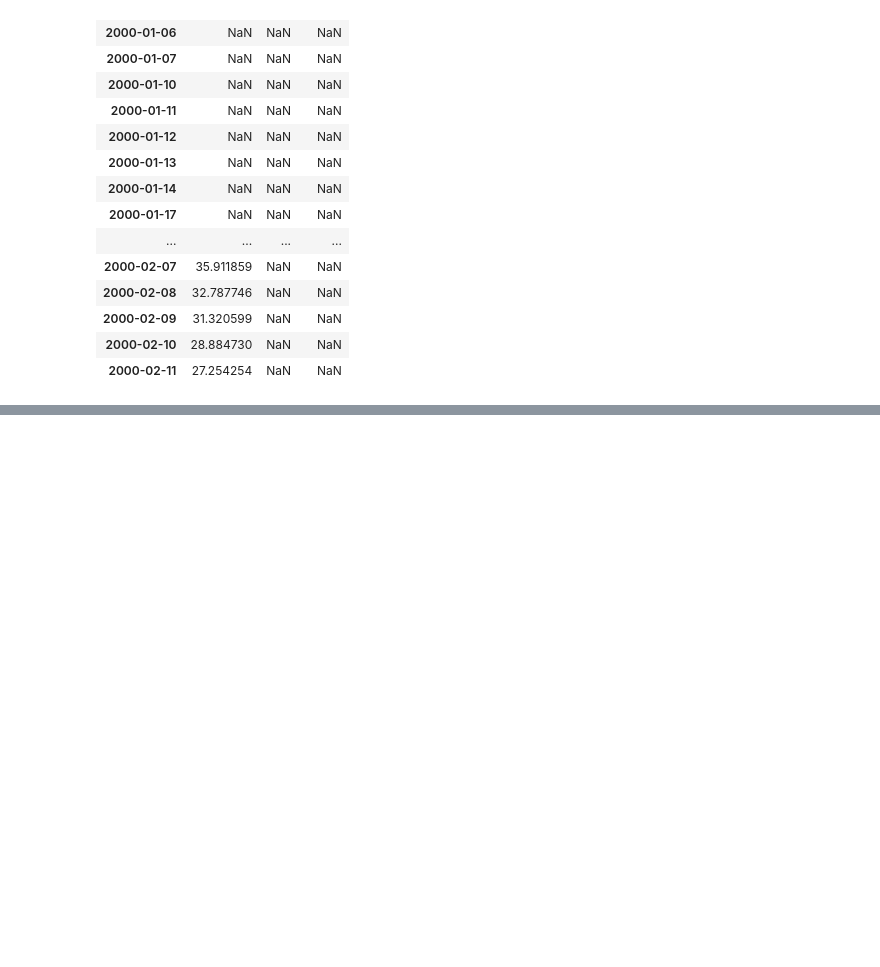
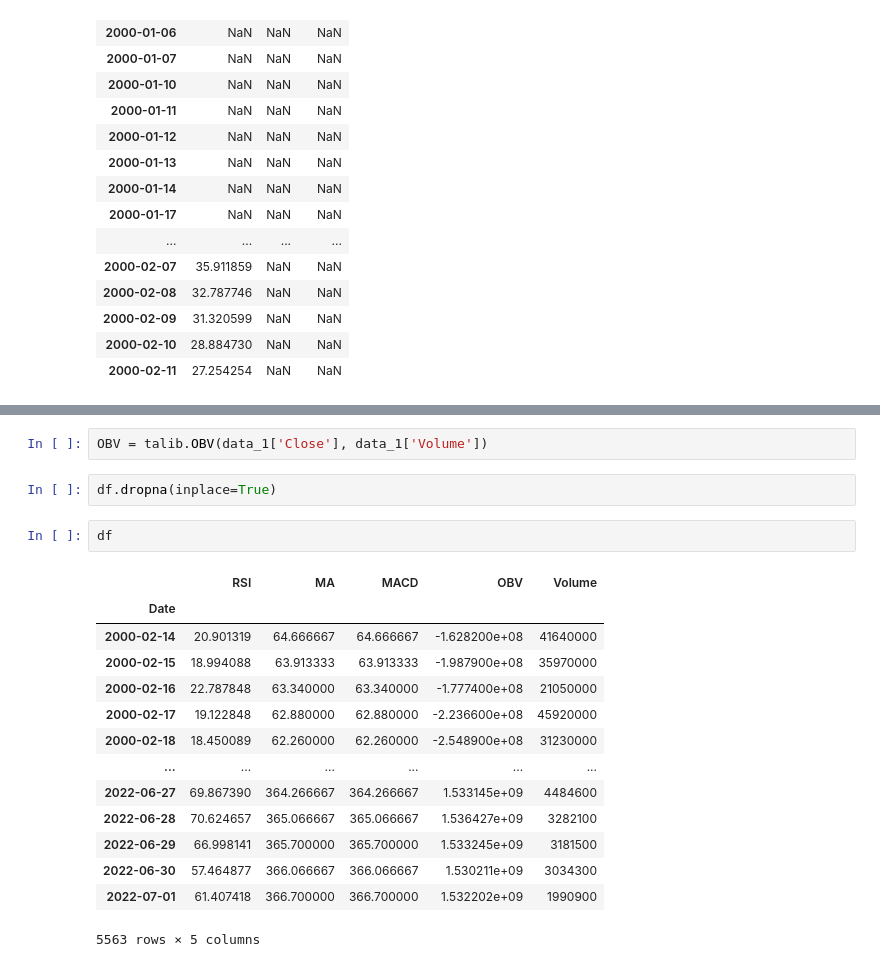
Before and after one commit to ApisanJPWTNP/ResearchPaper, a Jupyter notebook: TA with python.ipynb, the cells around one changed output, grey strips where cells are left out. Cells and saved outputs as stored; diff of their text form; blank space fills up the shorter version.

```diff
--- a/TA with python.ipynb
+++ b/TA with python.ipynb
@@ -209,0 +207,21 @@ Name: RSI, Length: 4925, dtype: int64
+# %%
+OBV = talib.OBV(data_1['Close'], data_1['Volume'])
+# %%
+df.dropna(inplace=True)
+# %%
+df
+# %% [output]
+|  | RSI | MA | MACD | OBV | Volume |
+| Date |  |  |  |  |  |
+| 2000-02-14 | 20.901319 | 64.666667 | 64.666667 | -1.628200e+08 | 41640000 |
+| 2000-02-15 | 18.994088 | 63.913333 | 63.913333 | -1.987900e+08 | 35970000 |
+| 2000-02-16 | 22.787848 | 63.340000 | 63.340000 | -1.777400e+08 | 21050000 |
+| 2000-02-17 | 19.122848 | 62.880000 | 62.880000 | -2.236600e+08 | 45920000 |
+| 2000-02-18 | 18.450089 | 62.260000 | 62.260000 | -2.548900e+08 | 31230000 |
+| ... | ... | ... | ... | ... | ... |
+| 2022-06-27 | 69.867390 | 364.266667 | 364.266667 | 1.533145e+09 | 4484600 |
+| 2022-06-28 | 70.624657 | 365.066667 | 365.066667 | 1.536427e+09 | 3282100 |
+| 2022-06-29 | 66.998141 | 365.700000 | 365.700000 | 1.533245e+09 | 3181500 |
+| 2022-06-30 | 57.464877 | 366.066667 | 366.066667 | 1.530211e+09 | 3034300 |
+| 2022-07-01 | 61.407418 | 366.700000 | 366.700000 | 1.532202e+09 | 1990900 |
+5563 rows × 5 columns
```
Also changed, not shown: parts of 7 cells of this notebook.
